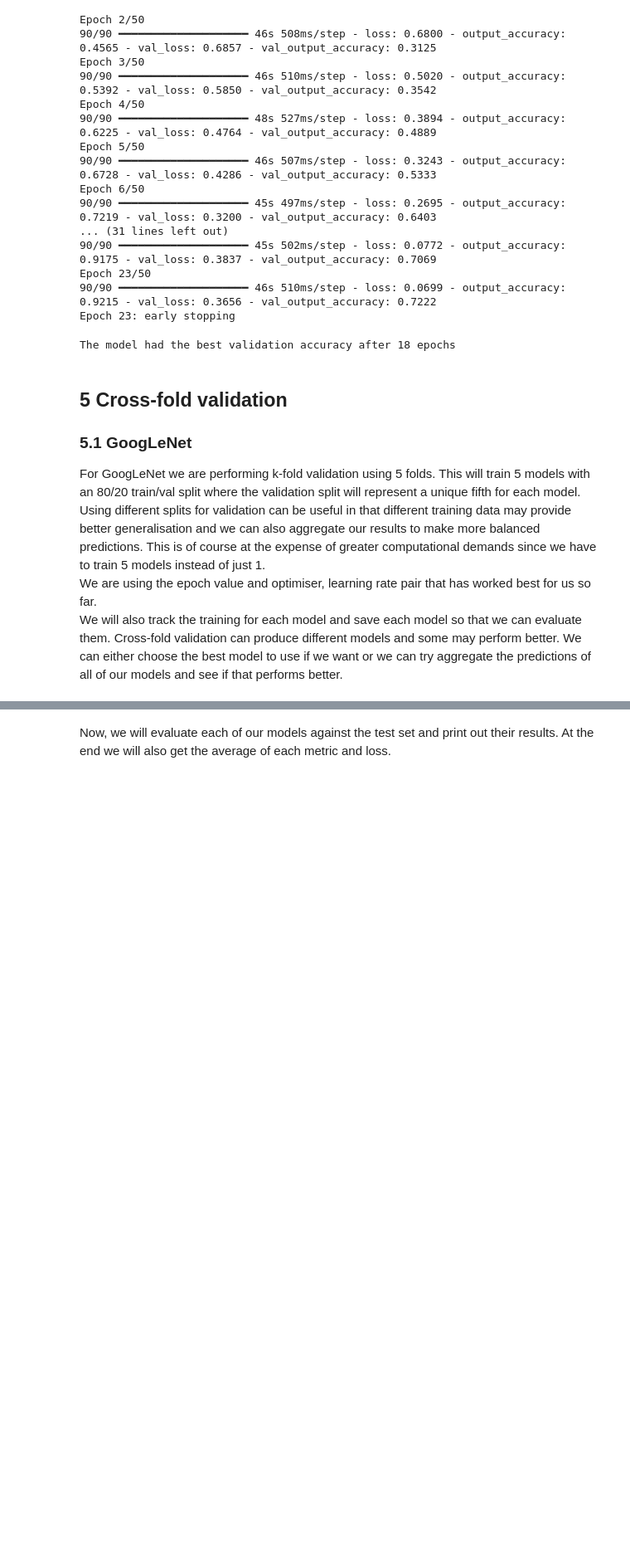
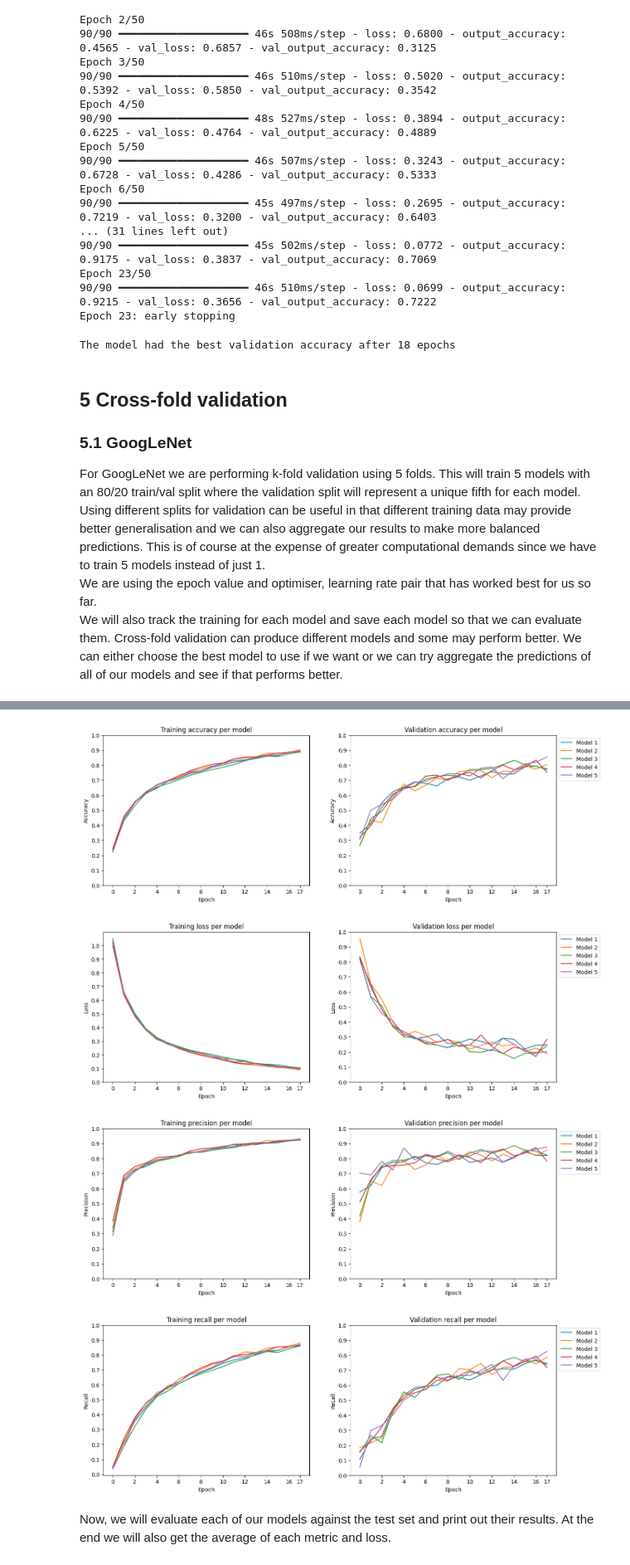
Before and after one commit to oOoOoOo0o/CS4287-assignment2, a Jupyter notebook: CS4287-Assign2-20251971-21304149-24267201.ipynb, the cells around one changed output, grey strips where cells are left out. Shown at 83% size. Saved outputs shown, nothing was run; the diff lists cells and outputs as text; code cells hidden in the pictures; blank space fills up the shorter version.

Commit message:
[Bayan] Fixed result visualisation for GoogLeNet

```diff
--- a/CS4287-Assign2-20251971-21304149-24267201.ipynb
+++ b/CS4287-Assign2-20251971-21304149-24267201.ipynb
@@ -493,7 +490,7 @@ for fold in range(splits):
     # Store the model
     googlenet_models.append(googlenet)
     # Save the model
-    googlenet.save(f'/googlenet_models/model{fold+1}.keras')
+    googlenet.save(f'./googlenet_models/model{fold+1}.keras')
 # %% [output]
 Found 3600 files belonging to 9 classes.
 Epoch 1/18
@@ -532,7 +535,7 @@ def plot_googlenet_scores(ax, metric, title, ylabel):
     ax.set_title(title)
     ax.set_xlabel('Epoch')
     ax.set_ylabel(ylabel)
-    ax.set_xticks([0, 2, 4, 6, 8, 10, 12, 14, 16, 18])
+    ax.set_xticks([0, 2, 4, 6, 8, 10, 12, 14, 16, 17])
     ax.set_yticks([0.0, 0.1, 0.2, 0.3, 0.4, 0.5, 0.6, 0.7, 0.8, 0.9, 1.0])
 
 plt.figure(figsize=(15, 5))
@@ -551,33 +554,38 @@ plt.figure(figsize=(15, 5))
 ax = plt.subplot(1, 2, 1)
 plot_googlenet_scores(ax, 'loss', 'Training loss per model', 'Loss')
 
 # Validation loss
 ax = plt.subplot(1, 2, 2)
 plot_googlenet_scores(ax, 'val_loss', 'Validation loss per model', 'Loss')
 ax.legend(['Model 1', 'Model 2', 'Model 3', 'Model 4', 'Model 5'], bbox_to_anchor=(1, 1), loc='upper left')
 plt.show()
 
 plt.figure(figsize=(15, 5))
 # Training precision
 ax = plt.subplot(1, 2, 1)
 plot_googlenet_scores(ax, 'output_precision', 'Training precision per model', 'Precision')
 
 # Validation precision
 ax = plt.subplot(1, 2, 2)
 plot_googlenet_scores(ax, 'val_output_precision', 'Validation precision per model', 'Precision')
 ax.legend(['Model 1', 'Model 2', 'Model 3', 'Model 4', 'Model 5'], bbox_to_anchor=(1, 1), loc='upper left')
 plt.show()
 
 plt.figure(figsize=(15, 5))
 # Training recall
 ax = plt.subplot(1, 2, 1)
 plot_googlenet_scores(ax, 'output_recall', 'Training recall per model', 'Recall')
 
 # Validation recall
 ax = plt.subplot(1, 2, 2)
 plot_googlenet_scores(ax, 'val_output_recall', 'Validation recall per model', 'Recall')
 ax.legend(['Model 1', 'Model 2', 'Model 3', 'Model 4', 'Model 5'], bbox_to_anchor=(1, 1), loc='upper left')
 plt.show()
+# %% [output]
+[figure, added]
+[figure, added]
+[figure, added]
+[figure, added]
 # %% [markdown]
 Now, we will evaluate each of our models against the test set and print out their results. At the end we will also get the average of each metric and loss.
 # %%
```
Also changed, not shown: parts of 7 cells of this notebook.
